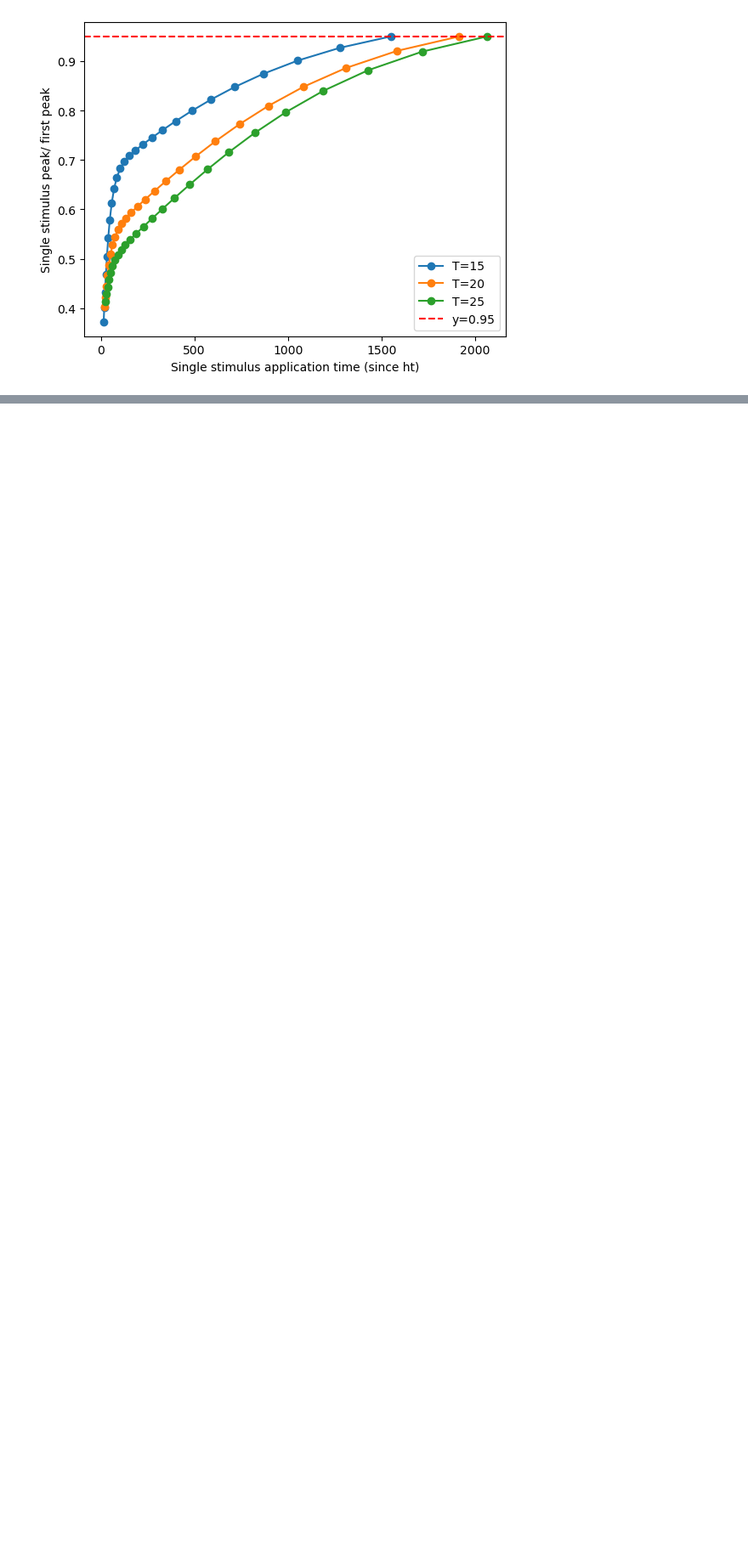
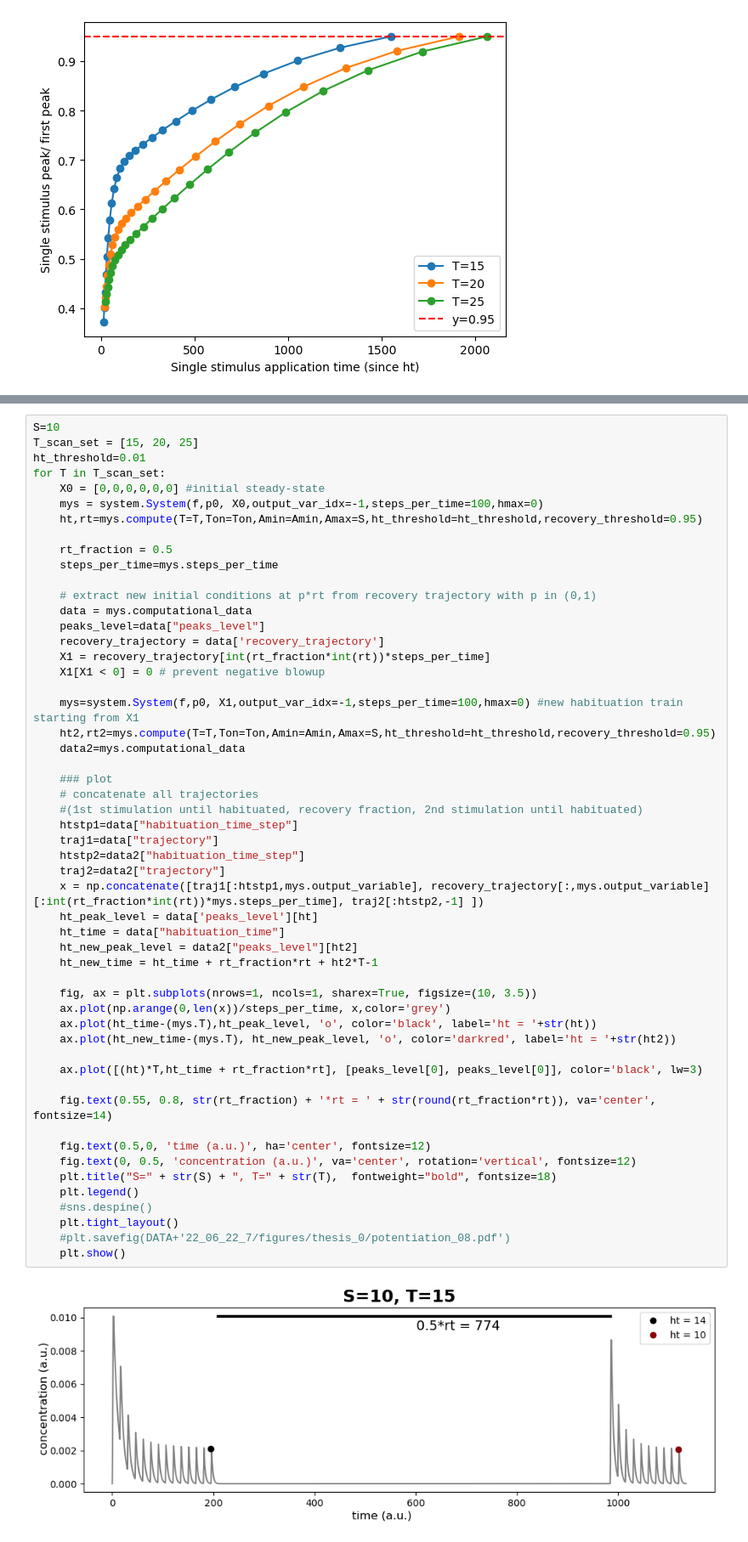
Before and after one commit to theobiolab/habituation, a Jupyter notebook: feedforward_concatenated.ipynb, the cells around one changed output, grey strips where cells are left out. Shown at 85% size. Saved outputs shown, nothing was run; the diff lists cells and outputs as text; blank space fills up the shorter version.

```diff
--- a/feedforward_concatenated.ipynb
+++ b/feedforward_concatenated.ipynb
@@ -235,0 +257,55 @@ plt.show()
+# %%
+S=10
+T_scan_set = [15, 20, 25]
+ht_threshold=0.01
+for T in T_scan_set:
+    X0 = [0,0,0,0,0,0] #initial steady-state
+    mys = system.System(f,p0, X0,output_var_idx=-1,steps_per_time=100,hmax=0)
+    ht,rt=mys.compute(T=T,Ton=Ton,Amin=Amin,Amax=S,ht_threshold=ht_threshold,recovery_threshold=0.95)
+
+    rt_fraction = 0.5
+    steps_per_time=mys.steps_per_time
+
+    # extract new initial conditions at p*rt from recovery trajectory with p in (0,1)
+    data = mys.computational_data
+    peaks_level=data["peaks_level"]
+    recovery_trajectory = data['recovery_trajectory']
+    X1 = recovery_trajectory[int(rt_fraction*int(rt))*steps_per_time]
+    X1[X1 < 0] = 0 # prevent negative blowup
+
+    mys=system.System(f,p0, X1,output_var_idx=-1,steps_per_time=100,hmax=0) #new habituation train starting from X1
+    ht2,rt2=mys.compute(T=T,Ton=Ton,Amin=Amin,Amax=S,ht_threshold=ht_threshold,recovery_threshold=0.95)
+    data2=mys.computational_data
+
+    ### plot
+    # concatenate all trajectories
+    #(1st stimulation until habituated, recovery fraction, 2nd stimulation until habituated)
+    htstp1=data["habituation_time_step"]
+    traj1=data["trajectory"]
+    htstp2=data2["habituation_time_step"]
+    traj2=data2["trajectory"]
+    x = np.concatenate([traj1[:htstp1,mys.output_variable], recovery_trajectory[:,mys.output_variable][:int(rt_fraction*int(rt))*mys.steps_per_time], traj2[:htstp2,-1] ])
+    ht_peak_level = data['peaks_level'][ht]
+    ht_time = data["habituation_time"]
+    ht_new_peak_level = data2["peaks_level"][ht2]
+    ht_new_time = ht_time + rt_fraction*rt + ht2*T-1
+
+    fig, ax = plt.subplots(nrows=1, ncols=1, sharex=True, figsize=(10, 3.5))
+    ax.plot(np.arange(0,len(x))/steps_per_time, x,color='grey')
+    ax.plot(ht_time-(mys.T),ht_peak_level, 'o', color='black', label='ht = '+str(ht))
+    ax.plot(ht_new_time-(mys.T), ht_new_peak_level, 'o', color='darkred', label='ht = '+str(ht2))
+
+    ax.plot([(ht)*T,ht_time + rt_fraction*rt], [peaks_level[0], peaks_level[0]], color='black', lw=3)
+
+    fig.text(0.55, 0.8, str(rt_fraction) + '*rt = ' + str(round(rt_fraction*rt)), va='center', fontsize=14)
+
+    fig.text(0.5,0, 'time (a.u.)', ha='center', fontsize=12)
+    fig.text(0, 0.5, 'concentration (a.u.)', va='center', rotation='vertical', fontsize=12)
+    plt.title("S=" + str(S) + ", T=" + str(T),  fontweight="bold", fontsize=18)
+    plt.legend()
+    #sns.despine()
+    plt.tight_layout()
+    #plt.savefig(DATA+'22_06_22_7/figures/thesis_0/potentiation_08.pdf')
+    plt.show()
+# %% [output]
+[figure, added]
```
Also changed, not shown: parts of 19 cells of this notebook, 31 other files.
